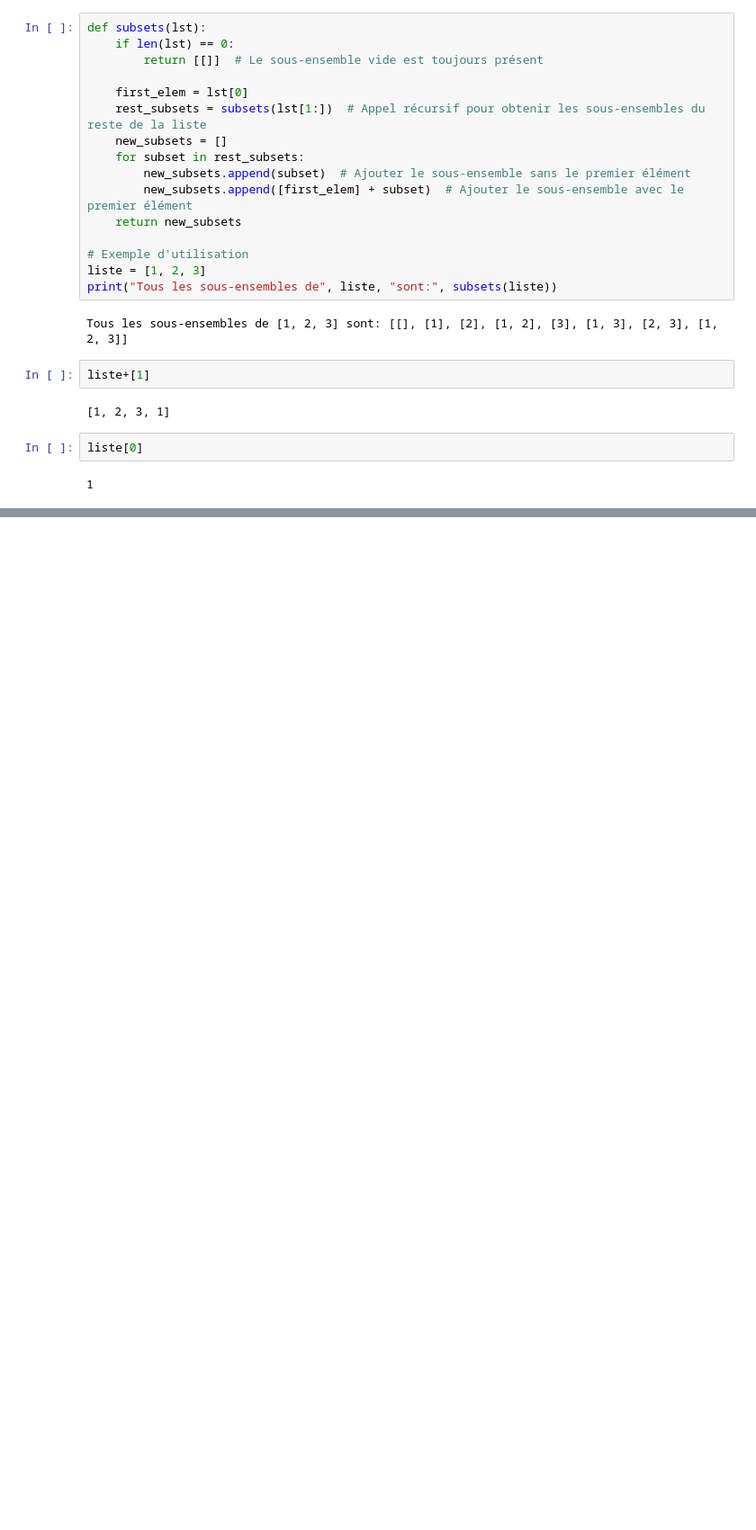
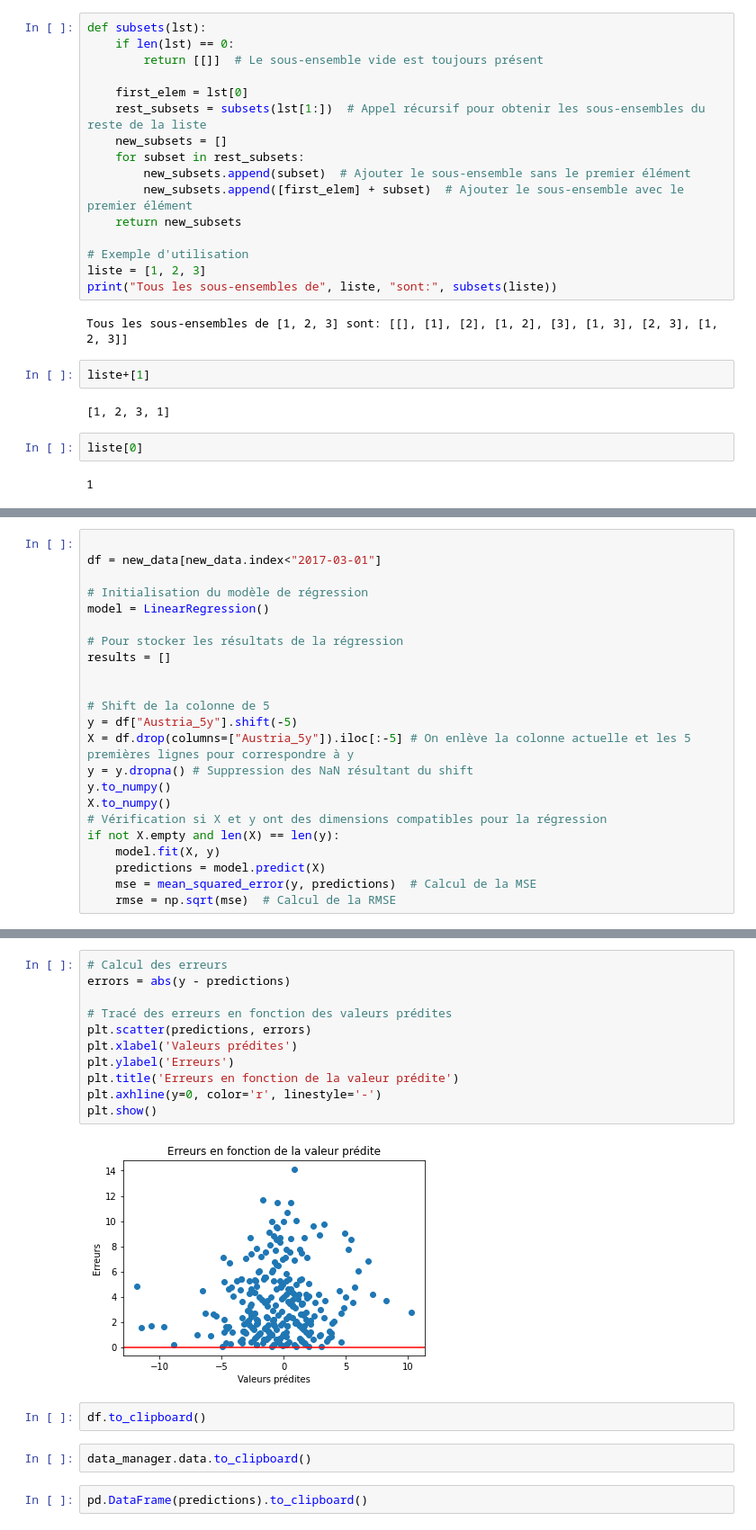
Before and after one commit to MartialLig/Govies_Quant_Trading, a Jupyter notebook: Project/playground.ipynb, the cells around one changed output, grey strips where cells are left out. Shown at 90% size. Cells and saved outputs as stored; diff of their text form; blank space fills up the shorter version.

```diff
--- a/Project/playground.ipynb
+++ b/Project/playground.ipynb
@@ -451,0 +823,23 @@ liste[0]
+# %%
+
+df = new_data[new_data.index<"2017-03-01"]
+
+# Initialisation du modèle de régression
+model = LinearRegression()
+
+# Pour stocker les résultats de la régression
+results = []
+
+
+# Shift de la colonne de 5
+y = df["Austria_5y"].shift(-5)
+X = df.drop(columns=["Austria_5y"]).iloc[:-5] # On enlève la colonne actuelle et les 5 premières lignes pour correspondre à y
+y = y.dropna() # Suppression des NaN résultant du shift
+y.to_numpy()
+X.to_numpy()
+# Vérification si X et y ont des dimensions compatibles pour la régression
+if not X.empty and len(X) == len(y):
+    model.fit(X, y)
+    predictions = model.predict(X)
+    mse = mean_squared_error(y, predictions)  # Calcul de la MSE
+    rmse = np.sqrt(mse)  # Calcul de la RMSE
@@ -451,0 +895,19 @@ liste[0]
+# %%
+# Calcul des erreurs
+errors = abs(y - predictions)
+
+# Tracé des erreurs en fonction des valeurs prédites
+plt.scatter(predictions, errors)
+plt.xlabel('Valeurs prédites')
+plt.ylabel('Erreurs')
+plt.title('Erreurs en fonction de la valeur prédite')
+plt.axhline(y=0, color='r', linestyle='-')
+plt.show()
+# %% [output]
+[figure, added]
+# %%
+df.to_clipboard()
+# %%
+data_manager.data.to_clipboard()
+# %%
+pd.DataFrame(predictions).to_clipboard()
```
Also changed, not shown: parts of 30 cells of this notebook, 6 other files.
